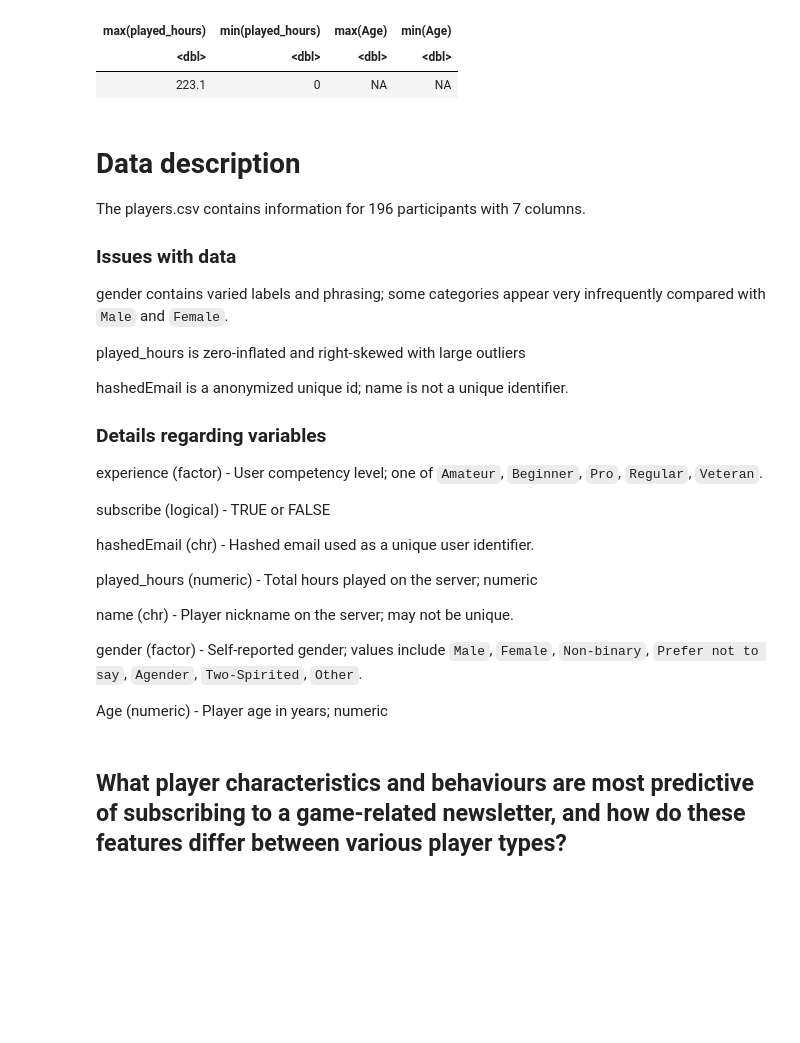
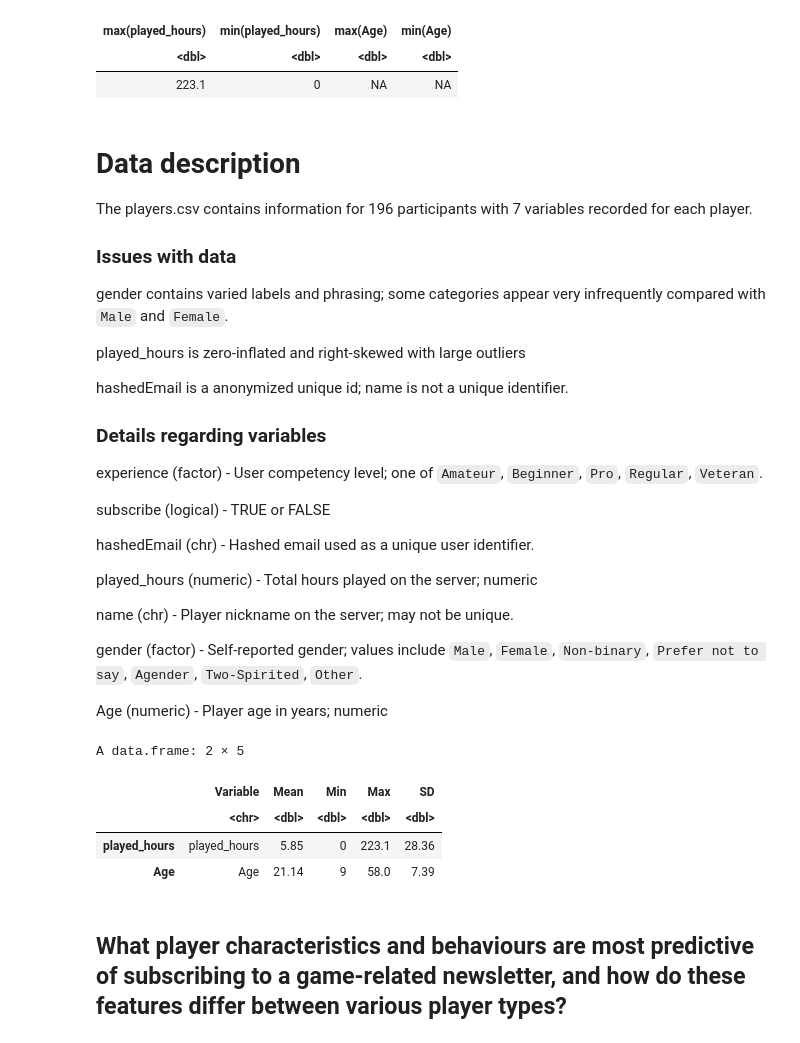
Before and after one commit to drv111llI/dsci100, a Jupyter notebook: project.ipynb, the cells around one changed output. Saved outputs shown, nothing was run; the diff lists cells and outputs as text; code cells hidden in the pictures; blank space fills up the shorter version.

```diff
--- a/project.ipynb
+++ b/project.ipynb
@@ -62,7 +62,7 @@ A tibble: 1 × 4
 # %% [markdown]
 # Data description
 
-The players.csv contains information for 196 participants with 7 columns.
+The players.csv contains information for 196 participants with 7 variables recorded for each player.
 
 
 ### Issues with data
@@ -89,6 +89,22 @@ name (chr) - Player nickname on the server; may not be unique.
 gender (factor) - Self-reported gender; values include `Male`, `Female`, `Non-binary`, `Prefer not to say`, `Agender`, `Two-Spirited`, `Other`.
 
 Age (numeric) - Player age in years; numeric
+# %%
+numeric_vars <- names(players)[sapply(players, is.numeric)]
+summary_stats <- data.frame(
+  Variable = numeric_vars,
+  Mean = sapply(players[numeric_vars], function(x) round(mean(x, na.rm = TRUE), 2)),
+  Min = sapply(players[numeric_vars], function(x) round(min(x, na.rm = TRUE), 2)),
+  Max = sapply(players[numeric_vars], function(x) round(max(x, na.rm = TRUE), 2)),
+  SD  = sapply(players[numeric_vars], function(x) round(sd(x, na.rm = TRUE), 2))
+)
+summary_stats
+# %% [output]
+A data.frame: 2 × 5
+|  | Variable | Mean | Min | Max | SD |
+|  | <chr> | <dbl> | <dbl> | <dbl> | <dbl> |
+| played_hours | played_hours | 5.85 | 0 | 223.1 | 28.36 |
+| Age | Age | 21.14 | 9 | 58.0 | 7.39 |
 # %% [markdown]
 ## What player characteristics and behaviours are most predictive of subscribing to a game-related newsletter, and how do these features differ between various player types?
 # %% [markdown]
```
Also changed, not shown: parts of 1 cell of this notebook.
